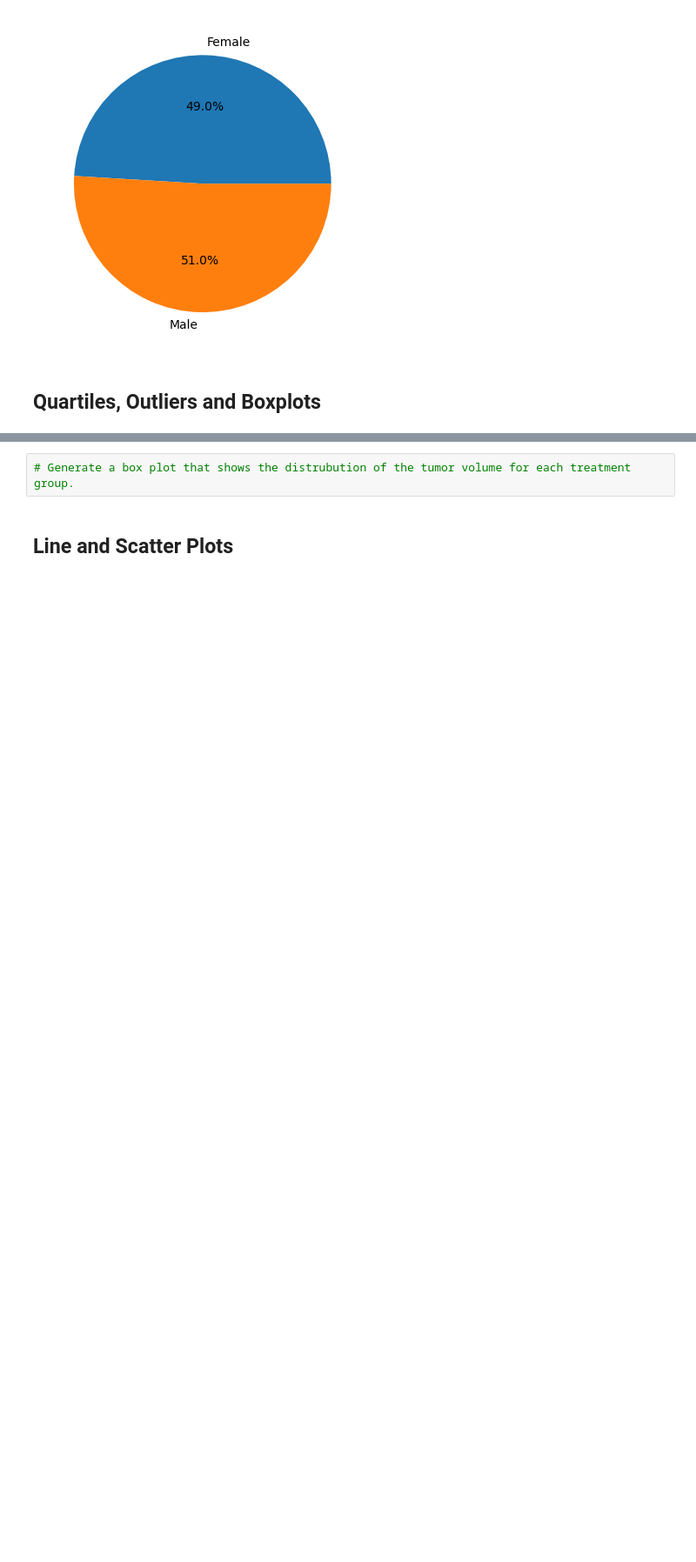
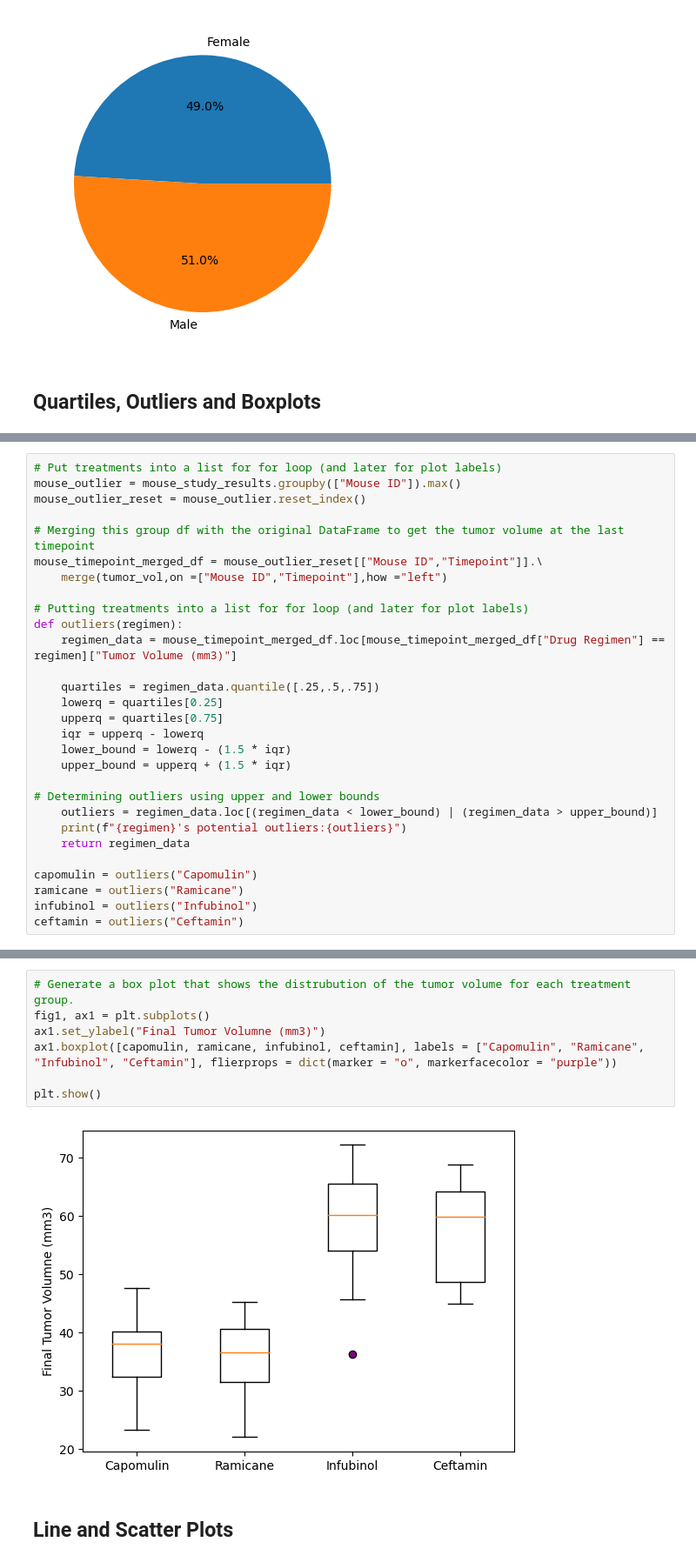
Before and after one commit to jnnfrwht14/Module_5Pyplot, a Jupyter notebook: pymaceuticals_starter_JWhite - Copy.ipynb, the cells around one changed output, grey strips where cells are left out. Shown at 87% size. Saved outputs shown, nothing was run; the diff lists cells and outputs as text; blank space fills up the shorter version.

```diff
--- a/pymaceuticals_starter_JWhite - Copy.ipynb
+++ b/pymaceuticals_starter_JWhite - Copy.ipynb
@@ -227,0 +236,29 @@ plt.pie(data, labels = data.index, autopct="%1.1f%%");
+# %%
+# Put treatments into a list for for loop (and later for plot labels)
+mouse_outlier = mouse_study_results.groupby(["Mouse ID"]).max()
+mouse_outlier_reset = mouse_outlier.reset_index()
+
+# Merging this group df with the original DataFrame to get the tumor volume at the last timepoint
+mouse_timepoint_merged_df = mouse_outlier_reset[["Mouse ID","Timepoint"]].\
+    merge(tumor_vol,on =["Mouse ID","Timepoint"],how ="left")
+
+# Putting treatments into a list for for loop (and later for plot labels)
+def outliers(regimen):
+    regimen_data = mouse_timepoint_merged_df.loc[mouse_timepoint_merged_df["Drug Regimen"] == regimen]["Tumor Volume (mm3)"]
+
+    quartiles = regimen_data.quantile([.25,.5,.75])
+    lowerq = quartiles[0.25]
+    upperq = quartiles[0.75]
+    iqr = upperq - lowerq
+    lower_bound = lowerq - (1.5 * iqr)
+    upper_bound = upperq + (1.5 * iqr)
+
+# Determining outliers using upper and lower bounds
+    outliers = regimen_data.loc[(regimen_data < lower_bound) | (regimen_data > upper_bound)]
+    print(f"{regimen}'s potential outliers:{outliers}")
+    return regimen_data
+
+capomulin = outliers("Capomulin")
+ramicane = outliers("Ramicane")
+infubinol = outliers("Infubinol")
+ceftamin = outliers("Ceftamin")
@@ -228,4 +271,11 @@ plt.pie(data, labels = data.index, autopct="%1.1f%%");
 # %%
 # Generate a box plot that shows the distrubution of the tumor volume for each treatment group.
+fig1, ax1 = plt.subplots()
+ax1.set_ylabel("Final Tumor Volumne (mm3)")
+ax1.boxplot([capomulin, ramicane, infubinol, ceftamin], labels = ["Capomulin", "Ramicane", "Infubinol", "Ceftamin"], flierprops = dict(marker = "o", markerfacecolor = "purple"))
+
+plt.show()
+# %% [output]
+[figure, added]
 # %% [markdown]
 ## Line and Scatter Plots
```
Also changed, not shown: parts of 5 cells of this notebook.
